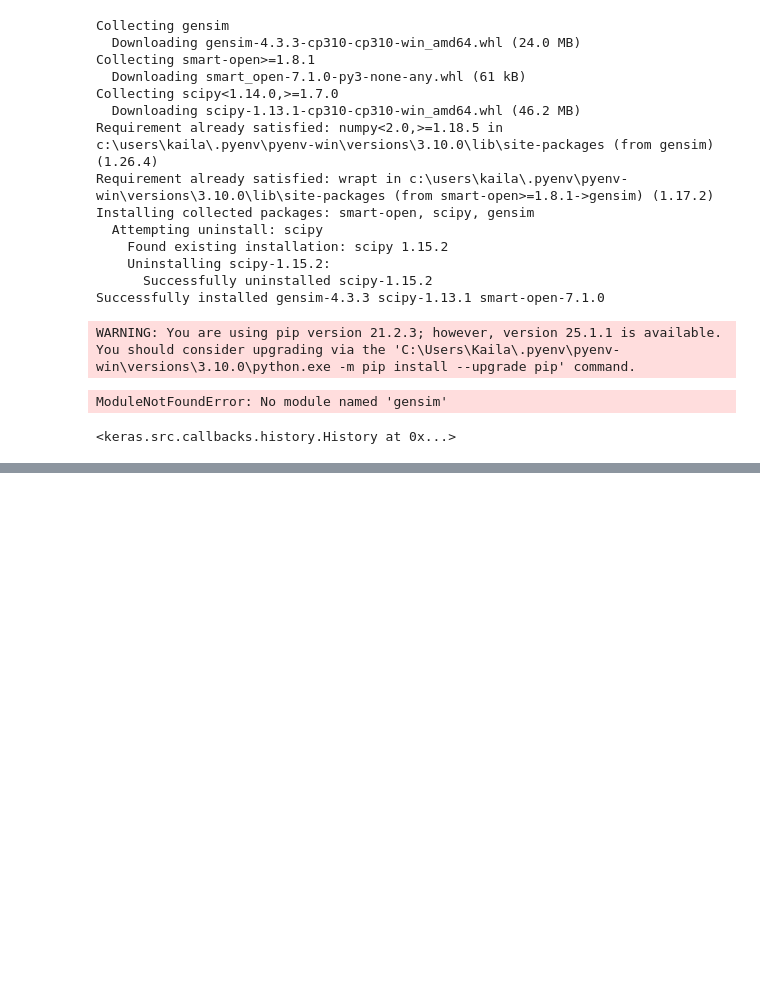
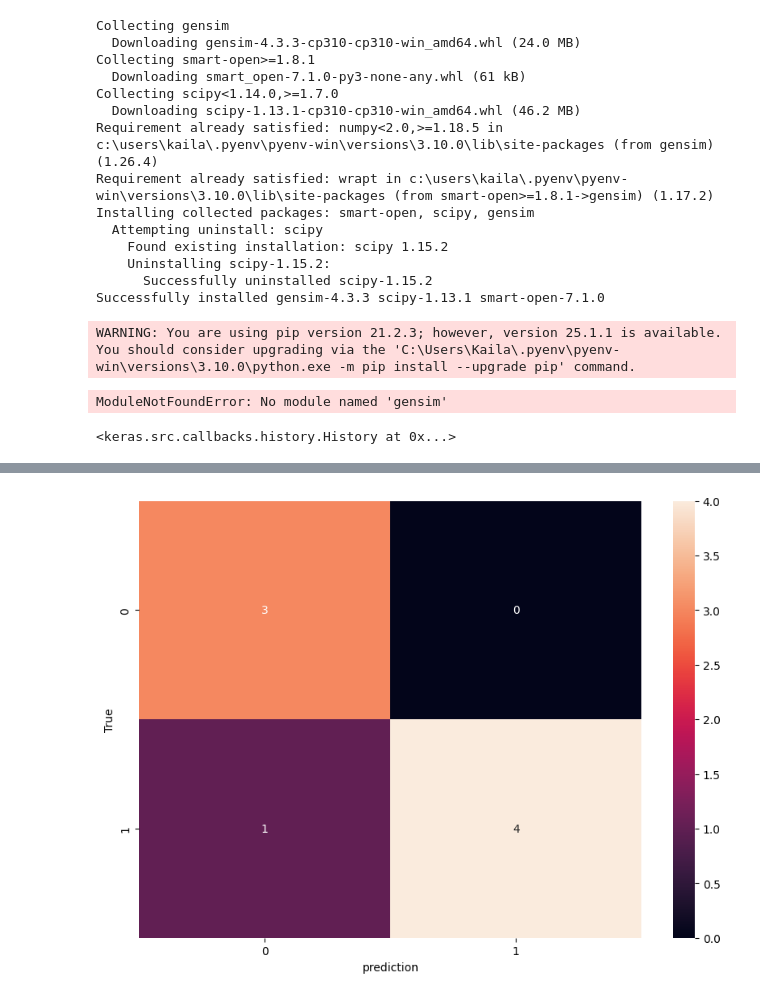
Before and after one commit to kailai-13/Neural_Networks_Hands_On, a Jupyter notebook: nnhandson.ipynb, the cells around one changed output, grey strips where cells are left out. Cells and saved outputs as stored; diff of their text form; code cells hidden in the pictures; blank space fills up the shorter version.

```diff
--- a/nnhandson.ipynb
+++ b/nnhandson.ipynb
@@ -678,7 +678,8 @@ X = df[['X1','X2','X3']]
 y = df['Y']
 # %%
 model = Sequential()
-model.add(Dense(4, input_dim=3, activation='relu'))
+model.add(Dense(64, input_dim=3, activation='relu'))
+model.add(Dense(32, activation='relu'))
 model.add(Dense(1, activation='sigmoid'))
 
 model.compile(loss='binary_crossentropy', optimizer='adam', metrics=['accuracy'])
@@ -689,4 +690,6 @@ model.fit(X, y, epochs=10, verbose=0)
 <keras.src.callbacks.history.History at 0x...>
 # %%
 predictions = model.predict(X)
+predictions=(predictions>0.5).astype('int')
+predictions
 # %% [output]
@@ -698,0 +724,10 @@ model.evaluate(X,y)
+# %%
+import matplotlib.pyplot as plt
+cm=confusion_matrix(predictions,y)
+plt.figure(figsize=(10,7))
+sns.heatmap(cm,annot=True)
+plt.xlabel('prediction')
+plt.ylabel('True')
+plt.show()
+# %% [output]
+[figure, added]
```
Also changed, not shown: parts of 3 cells of this notebook.
